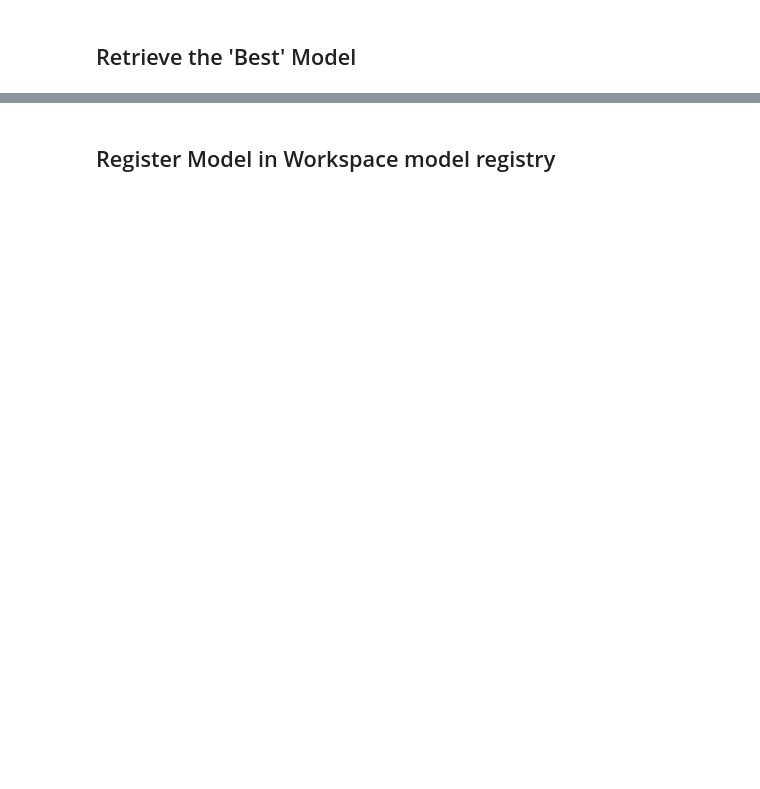
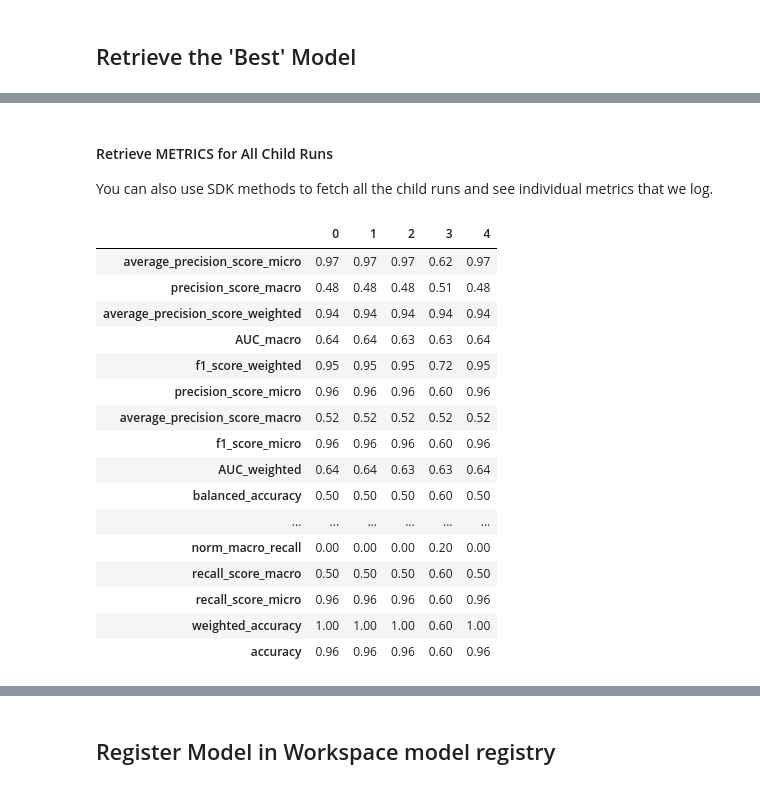
Before and after one commit to CESARDELATORRE/Easy-AutoML-MLOps, a Jupyter notebook: notebooks/3-automl-remote-compute-run/automl-remote-compute-run-safe-driver-classifier.ipynb, the cells around one changed output, grey strips where cells are left out. Cells and saved outputs as stored; diff of their text form; code cells hidden in the pictures; blank space fills up the shorter version.

Commit message:
new version with ONNX, etc.

```diff
--- a/notebooks/3-automl-remote-compute-run/automl-remote-compute-run-safe-driver-classifier.ipynb
+++ b/notebooks/3-automl-remote-compute-run/automl-remote-compute-run-safe-driver-classifier.ipynb
@@ -212,13 +210,14 @@ import logging
 
 # You can provide additional settings as a **kwargs parameter for the AutoMLConfig object
 automl_settings = {
-      "blacklist_models":['LogisticRegression', 'ExtremeRandomTrees', 'RandomForest'],
+      # "blacklist_models":['LogisticRegression', 'ExtremeRandomTrees', 'RandomForest'],
       # "whitelist_models": ['LightGBM'],
       "validation_size": 0.1,
       # "validation_data": validation_df,  # If you have an explicit validation set
       # "n_cross_validations": 5,
       # "experiment_exit_score": 0.7,
       # "max_cores_per_iteration": -1,
+      "enable_batch_run": True,
       "enable_voting_ensemble": True,
       "enable_stack_ensemble": True
 }
@@ -231,14 +230,14 @@ automl_config = AutoMLConfig(compute_target=aml_remote_compute,
                              training_data=train_dataset, # AML Dataset
                              label_column_name="target",
                              enable_early_stopping= True,
-                             iterations=15,
+                             iterations=5,
                              max_concurrent_iterations=5,
-                             experiment_timeout_hours=1,
+                             experiment_timeout_hours=3,
                              featurization= 'auto',   # (auto/off) All feature columns in this dataset are numbers, no need to featurize with AML Dataset.
                              debug_log='automated_ml_errors.log',
-                             verbosity= logging.INFO,
+                             verbosity= logging.DEBUG,
                              model_explainability=True,
-                             enable_onnx_compatible_models=False,
+                             enable_onnx_compatible_models=True,
                              **automl_settings
                              )
 
@@ -260,7 +259,7 @@ experiment = Experiment(workspace=ws,
 import time
 start_time = time.time()
 
-run = experiment.submit(automl_config, show_output=True)
+parent_run = experiment.submit(automl_config, show_output=False)
 
 print('Manual run timing: --- %s minutes needed for running the whole Remote AutoML Experiment ---' % ((time.time() - start_time)/60))
 # %% [output]
@@ -286,7 +274,7 @@ Manual run timing: --- 20.380008939901987 minutes needed for running the whole R
 # %%
 # Explore the results of automatic training with a Jupyter widget: https://docs.microsoft.com/en-us/python/api/azureml-widgets/azureml.widgets?view=azure-ml-py
 from azureml.widgets import RunDetails
-RunDetails(run).show()
+RunDetails(parent_run).show()
 # %% [output]
 _AutoMLWidget(widget_settings={'childWidgetDisplay': 'popup', 'send_telemetry': False, 'log_level': 'INFO', 's…
 # %% [markdown]
@@ -328,0 +343,31 @@ Pipeline(memory=None,
+# %% [markdown]
+#### Retrieve METRICS for All Child Runs
+You can also use SDK methods to fetch all the child runs and see individual metrics that we log.
+# %%
+children = list(parent_run.get_children())
+metricslist = {}
+for run in children:
+    properties = run.get_properties()
+    metrics = {k: v for k, v in run.get_metrics().items() if isinstance(v, float)}
+    metricslist[int(properties['iteration'])] = metrics
+
+rundata = pd.DataFrame(metricslist).sort_index(1)
+rundata
+# %% [output]
+|  | 0 | 1 | 2 | 3 | 4 |
+| average_precision_score_micro | 0.97 | 0.97 | 0.97 | 0.62 | 0.97 |
+| precision_score_macro | 0.48 | 0.48 | 0.48 | 0.51 | 0.48 |
+| average_precision_score_weighted | 0.94 | 0.94 | 0.94 | 0.94 | 0.94 |
+| AUC_macro | 0.64 | 0.64 | 0.63 | 0.63 | 0.64 |
+| f1_score_weighted | 0.95 | 0.95 | 0.95 | 0.72 | 0.95 |
+| precision_score_micro | 0.96 | 0.96 | 0.96 | 0.60 | 0.96 |
+| average_precision_score_macro | 0.52 | 0.52 | 0.52 | 0.52 | 0.52 |
+| f1_score_micro | 0.96 | 0.96 | 0.96 | 0.60 | 0.96 |
+| AUC_weighted | 0.64 | 0.64 | 0.63 | 0.63 | 0.64 |
+| balanced_accuracy | 0.50 | 0.50 | 0.50 | 0.60 | 0.50 |
+| ... | ... | ... | ... | ... | ... |
+| norm_macro_recall | 0.00 | 0.00 | 0.00 | 0.20 | 0.00 |
+| recall_score_macro | 0.50 | 0.50 | 0.50 | 0.60 | 0.50 |
+| recall_score_micro | 0.96 | 0.96 | 0.96 | 0.60 | 0.96 |
+| weighted_accuracy | 1.00 | 1.00 | 1.00 | 0.60 | 1.00 |
+| accuracy | 0.96 | 0.96 | 0.96 | 0.60 | 0.96 |
```
Also changed, not shown: parts of 27 cells of this notebook.
